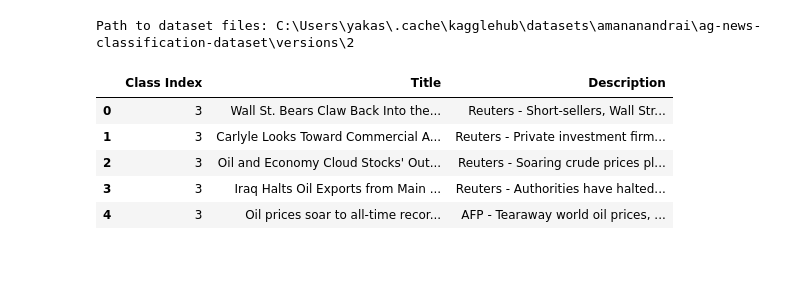
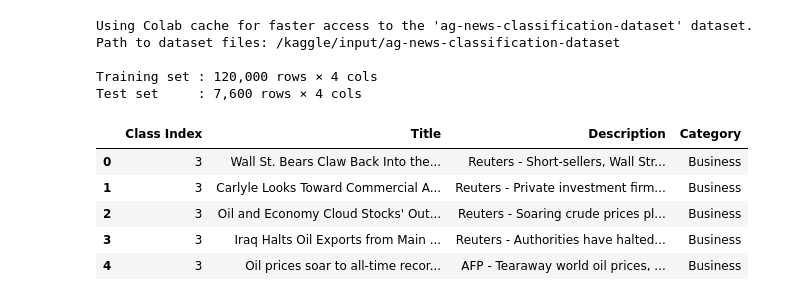
Before and after one commit to yakassab/NLP-Proj, a Jupyter notebook: main.ipynb, the cells around one changed output. Drawn from its saved outputs; the diff is of its cells as text; code cells hidden in the pictures; blank space fills up the shorter version.

```diff
--- a/main.ipynb
+++ b/main.ipynb
@@ -10,19 +53,29 @@ import kagglehub
 # %%
-# Download latest version
+# Download dataset via KaggleHub
 path = kagglehub.dataset_download("amananandrai/ag-news-classification-dataset")
-
 print("Path to dataset files:", path)
 
-# Load the dataset
+# Load CSVs (dataset already has column headers)
 train_df = pd.read_csv(f"{path}/train.csv")
-test_df = pd.read_csv(f"{path}/test.csv")
-# Display basic information about the dataset
+test_df  = pd.read_csv(f"{path}/test.csv")
+
+# Map numeric class index to readable category label
+label_map = {1: 'World', 2: 'Sports', 3: 'Business', 4: 'Sci/Tech'}
+train_df['Category'] = train_df['Class Index'].map(label_map)
+test_df['Category']  = test_df['Class Index'].map(label_map)
+
+print(f"\nTraining set : {train_df.shape[0]:,} rows x {train_df.shape[1]} cols")
+print(f"Test set     : {test_df.shape[0]:,} rows x {test_df.shape[1]} cols")
 train_df.head()
 # %% [output]
-Path to dataset files: C:\Users\yakas\.cache\kagglehub\datasets\amananandrai\ag-news-classification-dataset\versions\2
+Using Colab cache for faster access to the 'ag-news-classification-dataset' dataset.
+Path to dataset files: /kaggle/input/ag-news-classification-dataset
+
+Training set : 120,000 rows × 4 cols
+Test set     : 7,600 rows × 4 cols
-|  | Class Index | Title | Description |
-| 0 | 3 | Wall St. Bears Claw Back Into the... | Reuters - Short-sellers, Wall Str... |
-| 1 | 3 | Carlyle Looks Toward Commercial A... | Reuters - Private investment firm... |
-| 2 | 3 | Oil and Economy Cloud Stocks' Out... | Reuters - Soaring crude prices pl... |
-| 3 | 3 | Iraq Halts Oil Exports from Main ... | Reuters - Authorities have halted... |
-| 4 | 3 | Oil prices soar to all-time recor... | AFP - Tearaway world oil prices, ... |
+|  | Class Index | Title | Description | Category |
+| 0 | 3 | Wall St. Bears Claw Back Into the... | Reuters - Short-sellers, Wall Str... | Business |
+| 1 | 3 | Carlyle Looks Toward Commercial A... | Reuters - Private investment firm... | Business |
+| 2 | 3 | Oil and Economy Cloud Stocks' Out... | Reuters - Soaring crude prices pl... | Business |
+| 3 | 3 | Iraq Halts Oil Exports from Main ... | Reuters - Authorities have halted... | Business |
+| 4 | 3 | Oil prices soar to all-time recor... | AFP - Tearaway world oil prices, ... | Business |
```
Also changed, not shown: parts of 35 cells of this notebook.
